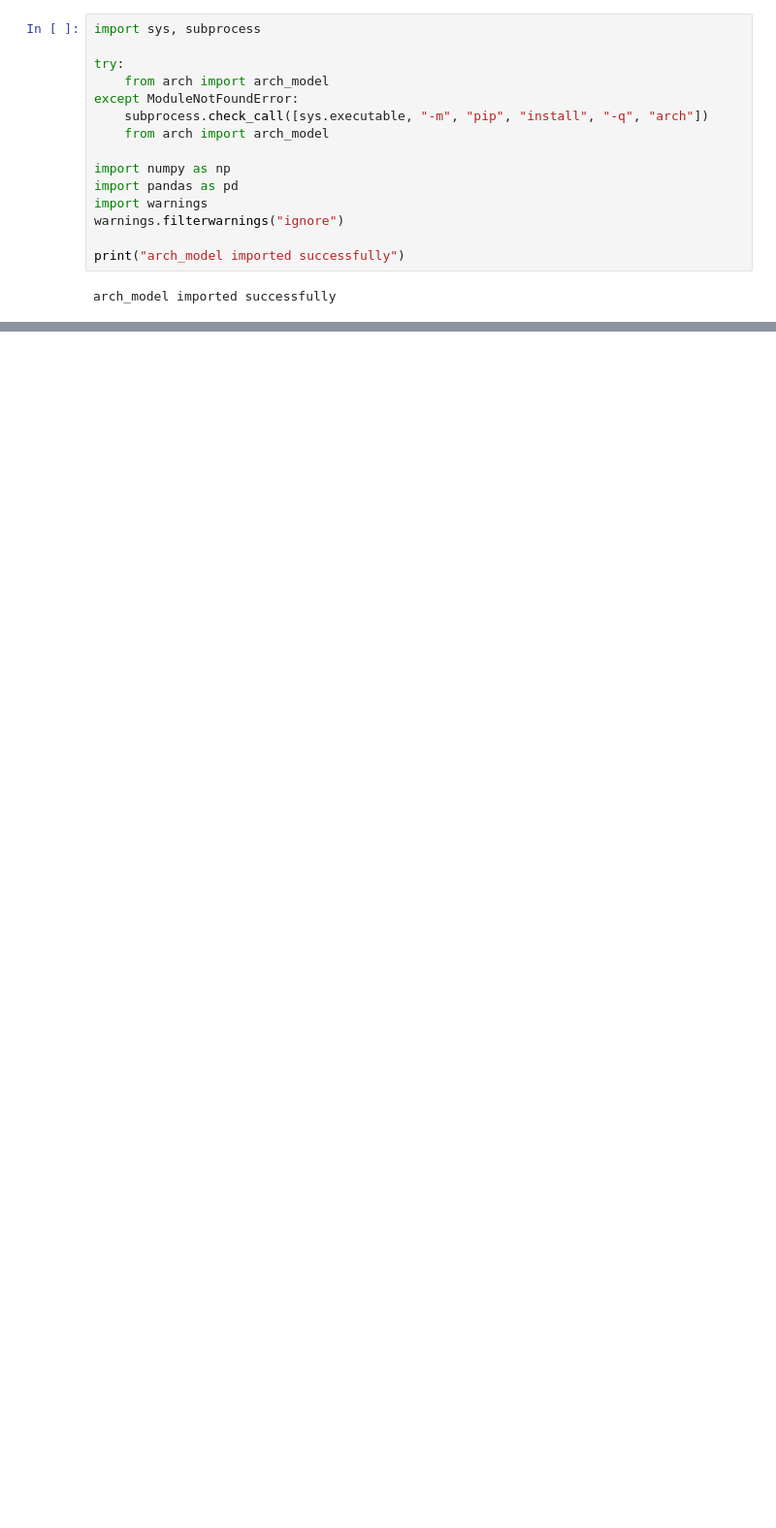
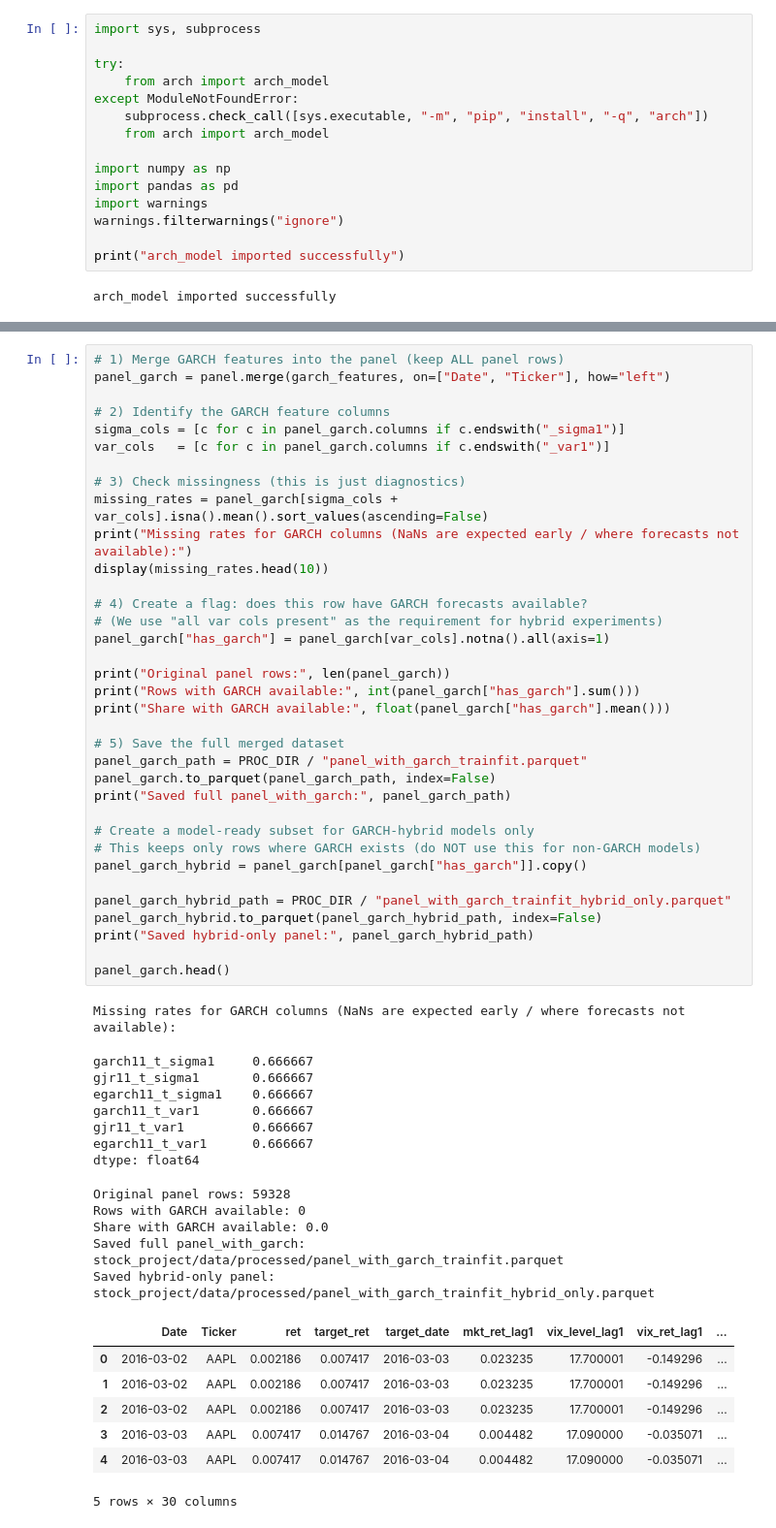
Before and after one commit to RichelCode/Final_Stock_Analysis, a Jupyter notebook: stock_market_final.ipynb, the cells around one changed output, grey strips where cells are left out. Shown at 97% size. Saved outputs shown, nothing was run; the diff lists cells and outputs as text; blank space fills up the shorter version.

Commit message:
Add latest data + update notebook

```diff
--- a/stock_market_final.ipynb
+++ b/stock_market_final.ipynb
@@ -1100,3 +1103,59 @@ Saved: stock_project/reports/tables/garch_fit_summary_trainfit.csv
 | 2 | AAPL | egarch11_t | 2472 | 966 | -1618.379216 | 3246.758432 | 3271.124251 | {"omega": 0.0758149937463695, "al... |
 | 3 | AMZN | garch11_t | 2472 | 966 | -1694.162543 | 3396.325087 | 3415.817742 | {"omega": 0.1731464469249476, "al... |
 | 4 | AMZN | gjr11_t | 2472 | 966 | -1684.584529 | 3379.169057 | 3403.534877 | {"omega": 0.19342467750414297, "a... |
+# %%
+# 1) Merge GARCH features into the panel (keep ALL panel rows)
+panel_garch = panel.merge(garch_features, on=["Date", "Ticker"], how="left")
+
+# 2) Identify the GARCH feature columns
+sigma_cols = [c for c in panel_garch.columns if c.endswith("_sigma1")]
+var_cols   = [c for c in panel_garch.columns if c.endswith("_var1")]
+
+# 3) Check missingness (this is just diagnostics)
+missing_rates = panel_garch[sigma_cols + var_cols].isna().mean().sort_values(ascending=False)
+print("Missing rates for GARCH columns (NaNs are expected early / where forecasts not available):")
+display(missing_rates.head(10))
+
+# 4) Create a flag: does this row have GARCH forecasts available?
+# (We use "all var cols present" as the requirement for hybrid experiments)
+panel_garch["has_garch"] = panel_garch[var_cols].notna().all(axis=1)
+
+print("Original panel rows:", len(panel_garch))
+print("Rows with GARCH available:", int(panel_garch["has_garch"].sum()))
+print("Share with GARCH available:", float(panel_garch["has_garch"].mean()))
+
+# 5) Save the full merged dataset
+panel_garch_path = PROC_DIR / "panel_with_garch_trainfit.parquet"
+panel_garch.to_parquet(panel_garch_path, index=False)
+print("Saved full panel_with_garch:", panel_garch_path)
+
+# Create a model-ready subset for GARCH-hybrid models only
+# This keeps only rows where GARCH exists (do NOT use this for non-GARCH models)
+panel_garch_hybrid = panel_garch[panel_garch["has_garch"]].copy()
+
+panel_garch_hybrid_path = PROC_DIR / "panel_with_garch_trainfit_hybrid_only.parquet"
+panel_garch_hybrid.to_parquet(panel_garch_hybrid_path, index=False)
+print("Saved hybrid-only panel:", panel_garch_hybrid_path)
+
+panel_garch.head()
+# %% [output]
+Missing rates for GARCH columns (NaNs are expected early / where forecasts not available):
+garch11_t_sigma1     0.666667
+gjr11_t_sigma1       0.666667
+egarch11_t_sigma1    0.666667
+garch11_t_var1       0.666667
+gjr11_t_var1         0.666667
+egarch11_t_var1      0.666667
+dtype: float64
+Original panel rows: 59328
+Rows with GARCH available: 0
+Share with GARCH available: 0.0
+Saved full panel_with_garch: stock_project/data/processed/panel_with_garch_trainfit.parquet
+Saved hybrid-only panel: stock_project/data/processed/panel_with_garch_trainfit_hybrid_only.parquet
+|  | Date | Ticker | ret | target_ret | target_date | mkt_ret_lag1 | vix_level_lag1 | vix_ret_lag1 | ... |
+| 0 | 2016-03-02 | AAPL | 0.002186 | 0.007417 | 2016-03-03 | 0.023235 | 17.700001 | -0.149296 | ... |
+| 1 | 2016-03-02 | AAPL | 0.002186 | 0.007417 | 2016-03-03 | 0.023235 | 17.700001 | -0.149296 | ... |
+| 2 | 2016-03-02 | AAPL | 0.002186 | 0.007417 | 2016-03-03 | 0.023235 | 17.700001 | -0.149296 | ... |
+| 3 | 2016-03-03 | AAPL | 0.007417 | 0.014767 | 2016-03-04 | 0.004482 | 17.090000 | -0.035071 | ... |
+| 4 | 2016-03-03 | AAPL | 0.007417 | 0.014767 | 2016-03-04 | 0.004482 | 17.090000 | -0.035071 | ... |
+5 rows × 30 columns
```
Also changed, not shown: parts of 8 cells of this notebook, 7 other files.
